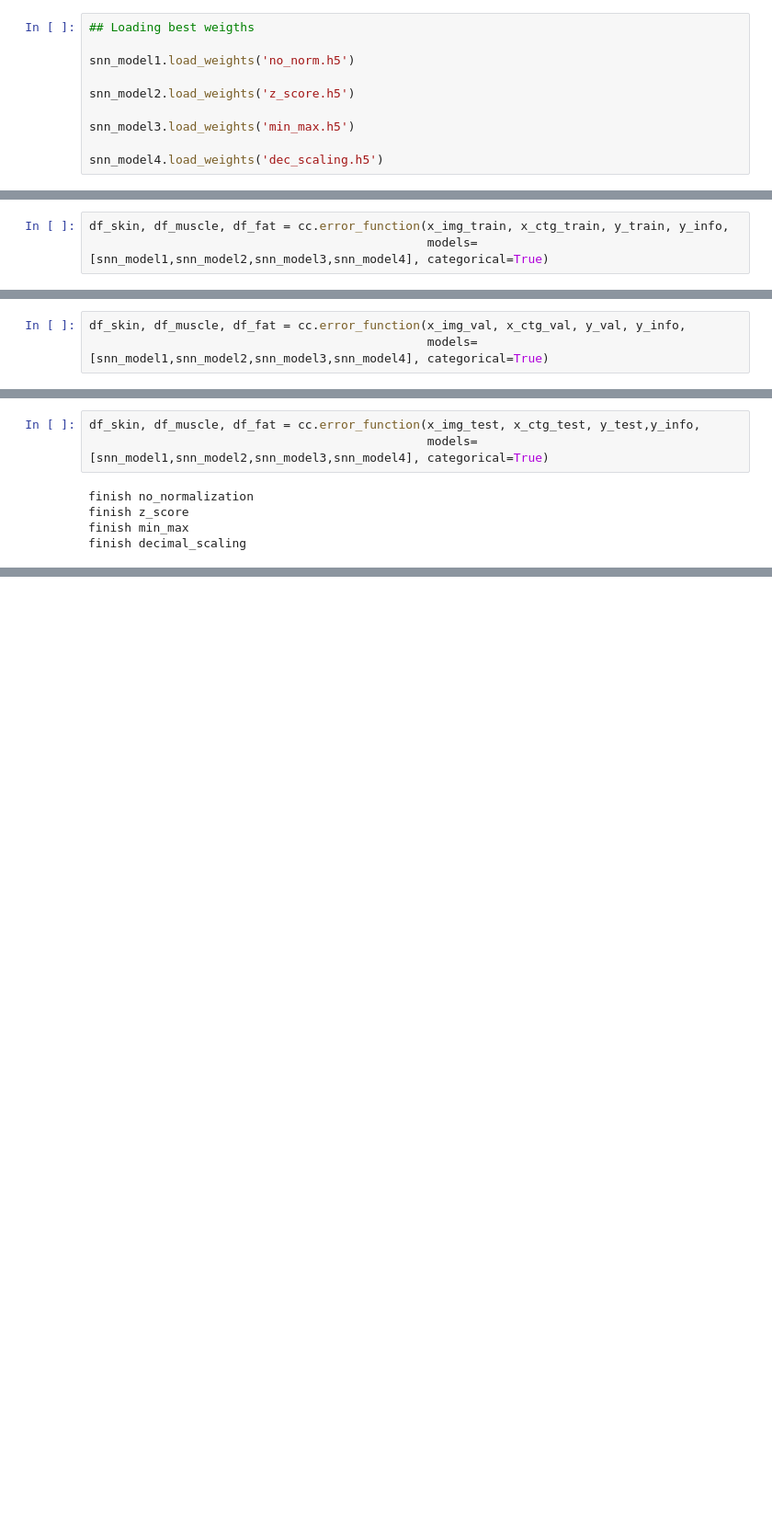
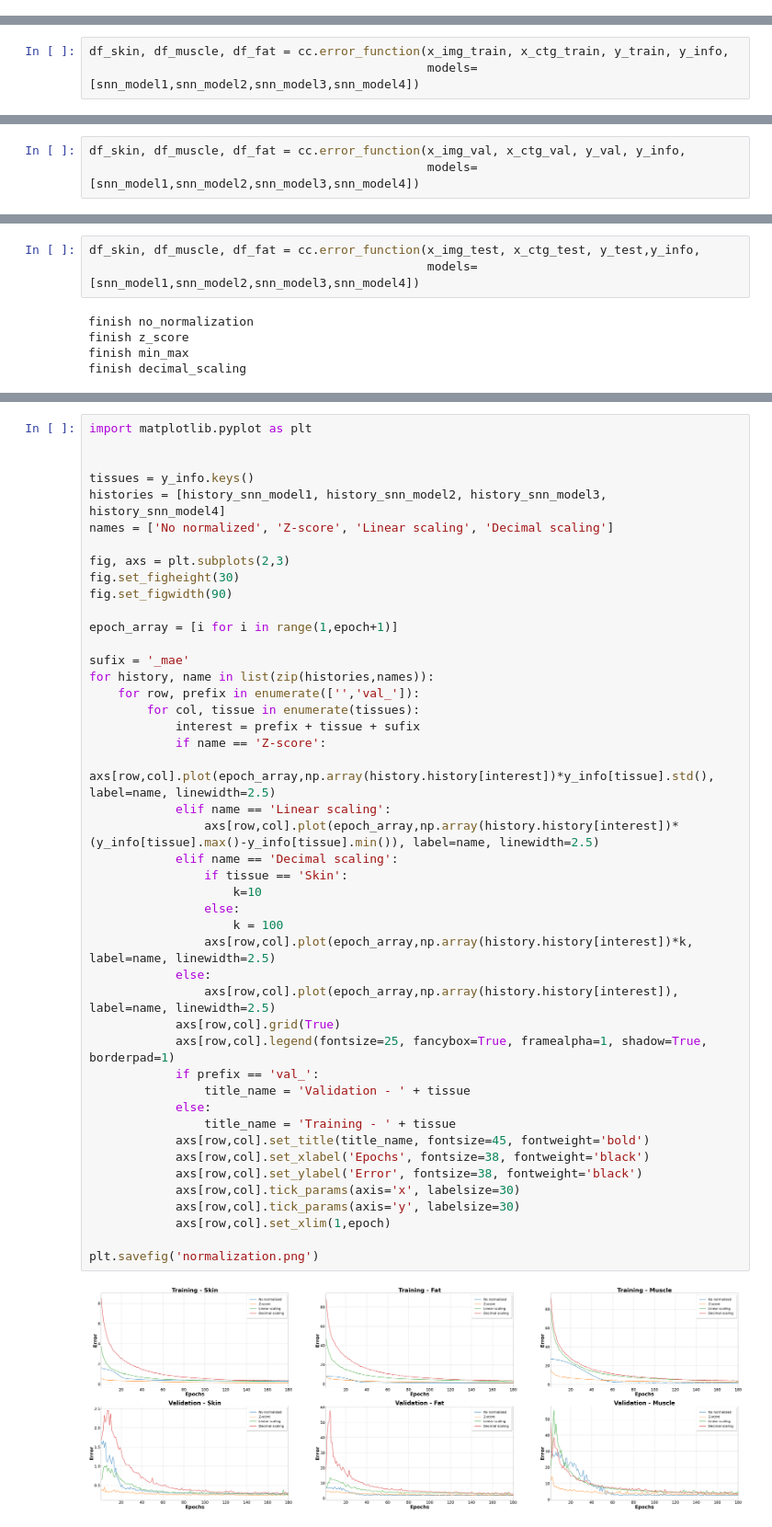
Before and after one commit to SebastianJanampa/Automated-measurement-of-skin-fat-and-muscle-thickness-from-ultrasound-images, a Jupyter notebook: src/Phase 1/ClevelandClinic_Phase1.ipynb, the cells around one changed output, grey strips where cells are left out. Shown at 92% size. Cells and saved outputs as stored; diff of their text form; blank space fills up the shorter version.

```diff
--- a/src/Phase 1/ClevelandClinic_Phase1.ipynb
+++ b/src/Phase 1/ClevelandClinic_Phase1.ipynb
@@ -408,12 +397,2 @@ Epoch 00005: val_costum_mae improved from 4.14771 to 3.02541, saving model to de
 # %% [markdown]
 # Analysis
-# %%
-## Loading best weigths
-
-snn_model1.load_weights('no_norm.h5')
-
-snn_model2.load_weights('z_score.h5')
-
-snn_model3.load_weights('min_max.h5')
-
-snn_model4.load_weights('dec_scaling.h5')
@@ -421,7 +410,7 @@ snn_model4.load_weights('dec_scaling.h5')
 # Training
 # %%
 df_skin, df_muscle, df_fat = cc.error_function(x_img_train, x_ctg_train, y_train, y_info,
-                                               models=[snn_model1,snn_model2,snn_model3,snn_model4], categorical=True)
+                                               models=[snn_model1,snn_model2,snn_model3,snn_model4])
 # %% [output]
 finish no_normalization
 finish z_score
@@ -465,7 +454,7 @@ mae IOE: 0.78 std 1.1
 # Validation
 # %%
 df_skin, df_muscle, df_fat = cc.error_function(x_img_val, x_ctg_val, y_val, y_info,
-                                               models=[snn_model1,snn_model2,snn_model3,snn_model4], categorical=True)
+                                               models=[snn_model1,snn_model2,snn_model3,snn_model4])
 # %% [output]
 finish no_normalization
 finish z_score
@@ -503,7 +492,7 @@ mae IOE: 0.78 std 1.1
 # Testing
 # %%
 df_skin, df_muscle, df_fat = cc.error_function(x_img_test, x_ctg_test, y_test,y_info,
-                                               models=[snn_model1,snn_model2,snn_model3,snn_model4], categorical=True)
+                                               models=[snn_model1,snn_model2,snn_model3,snn_model4])
 # %% [output]
 finish no_normalization
 finish z_score
@@ -537,2 +526,49 @@ mae decimal_scaling : 15.838 std 10.44
 mae IOE: 0.78 std 1.1
 ---------------------------------------------
+# %%
+import matplotlib.pyplot as plt
+
+
+tissues = y_info.keys()
+histories = [history_snn_model1, history_snn_model2, history_snn_model3, history_snn_model4]
+names = ['No normalized', 'Z-score', 'Linear scaling', 'Decimal scaling']
+
+fig, axs = plt.subplots(2,3)
+fig.set_figheight(30)
+fig.set_figwidth(90)
+
+epoch_array = [i for i in range(1,epoch+1)]
+
+sufix = '_mae'
+for history, name in list(zip(histories,names)):
+    for row, prefix in enumerate(['','val_']):
+        for col, tissue in enumerate(tissues):
+            interest = prefix + tissue + sufix
+            if name == 'Z-score':
+                axs[row,col].plot(epoch_array,np.array(history.history[interest])*y_info[tissue].std(), label=name, linewidth=2.5)
+            elif name == 'Linear scaling':
+                axs[row,col].plot(epoch_array,np.array(history.history[interest])*(y_info[tissue].max()-y_info[tissue].min()), label=name, linewidth=2.5)
+            elif name == 'Decimal scaling':
+                if tissue == 'Skin':
+                    k=10
+                else:
+                    k = 100
+                axs[row,col].plot(epoch_array,np.array(history.history[interest])*k, label=name, linewidth=2.5)
+            else:
+                axs[row,col].plot(epoch_array,np.array(history.history[interest]), label=name, linewidth=2.5)
+            axs[row,col].grid(True)
+            axs[row,col].legend(fontsize=25, fancybox=True, framealpha=1, shadow=True, borderpad=1)
+            if prefix == 'val_':
+                title_name = 'Validation - ' + tissue
+            else:
+                title_name = 'Training - ' + tissue
+            axs[row,col].set_title(title_name, fontsize=45, fontweight='bold')
+            axs[row,col].set_xlabel('Epochs', fontsize=38, fontweight='black')
+            axs[row,col].set_ylabel('Error', fontsize=38, fontweight='black')
+            axs[row,col].tick_params(axis='x', labelsize=30)
+            axs[row,col].tick_params(axis='y', labelsize=30)
+            axs[row,col].set_xlim(1,epoch)
+
+plt.savefig('normalization.png')
+# %% [output]
+[figure, added]
```
Also changed, not shown: parts of 12 cells of this notebook.
